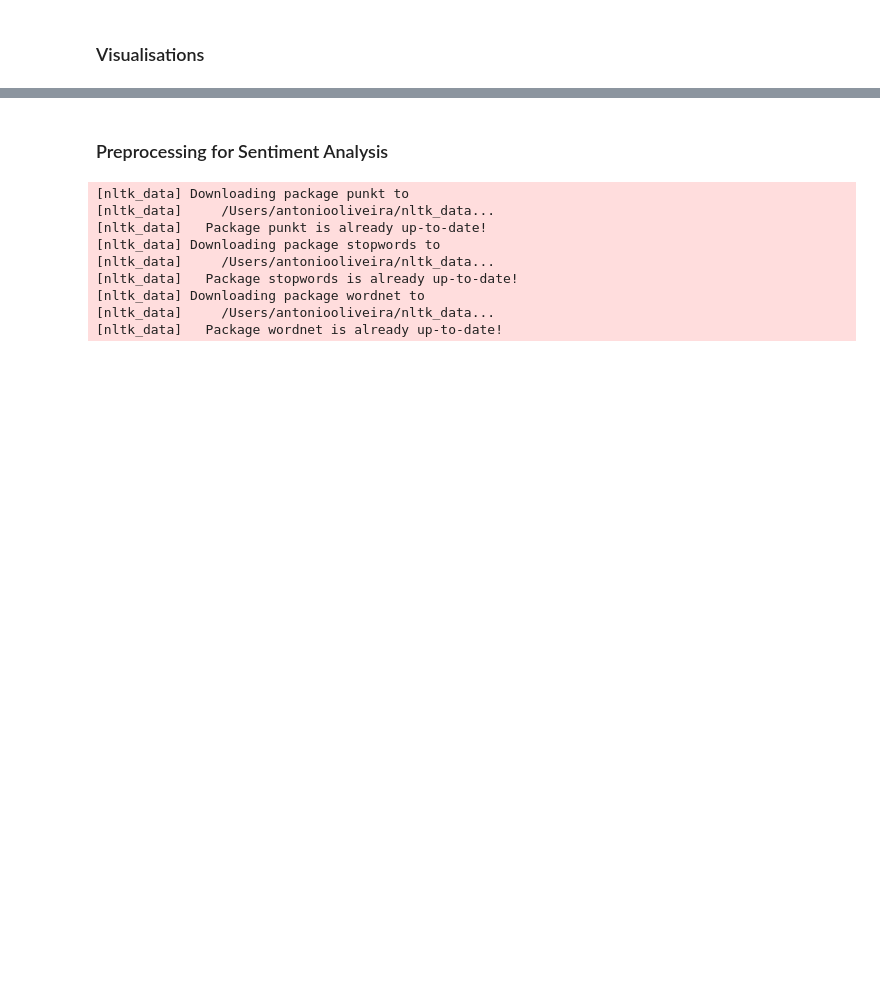
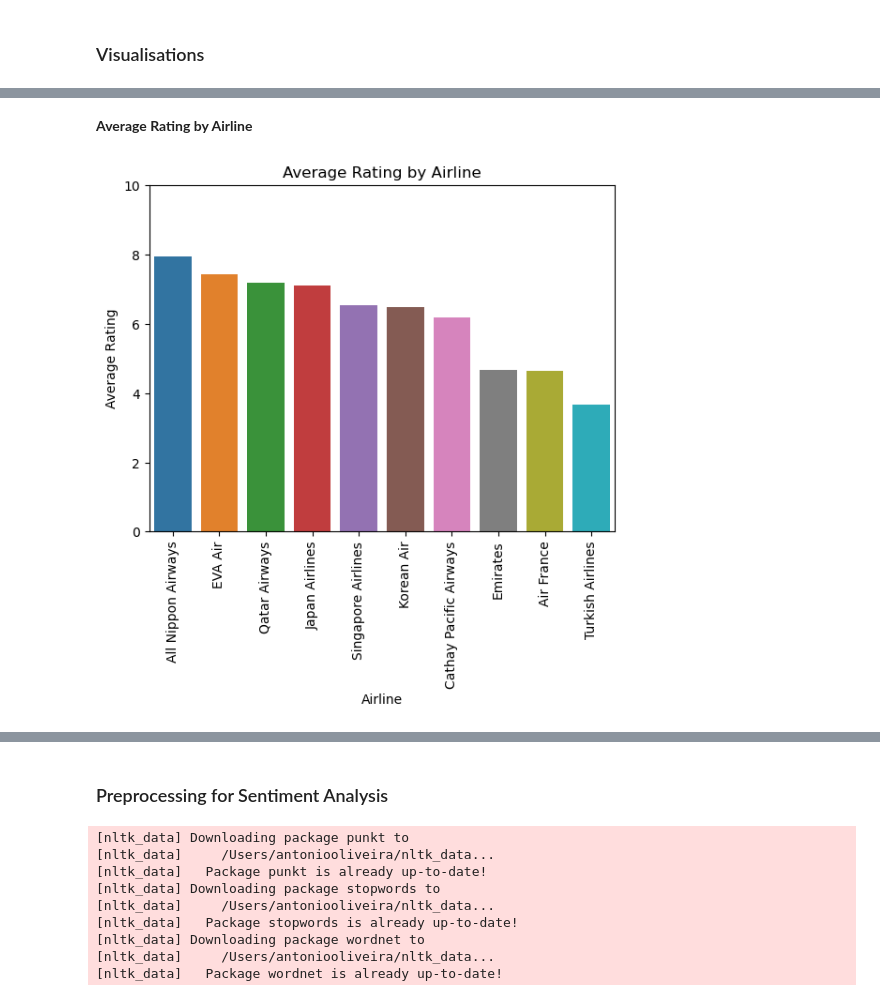
Before and after one commit to yeozs/MannheimDMProject, a Jupyter notebook: zs_preprocessing.ipynb, the cells around one changed output, grey strips where cells are left out. Cells and saved outputs as stored; diff of their text form; code cells hidden in the pictures; blank space fills up the shorter version.

```diff
--- a/zs_preprocessing.ipynb
+++ b/zs_preprocessing.ipynb
@@ -269,0 +270,14 @@ plt.show()
+# %% [markdown]
+**Average Rating by Airline**
+# %%
+dataset_temp = dataset[['Overall Rating','Airline']].groupby(['Airline']).mean().sort_values(by = 'Overall Rating', ascending= False).reset_index()
+sns.barplot(data= dataset_temp, x='Airline', y='Overall Rating')
+
+plt.ylim(0, 10)
+plt.xticks(rotation=90)
+plt.xlabel('Airline')
+plt.ylabel('Average Rating')
+plt.title('Average Rating by Airline')
+plt.show()
+# %% [output]
+[figure, added]
```
Also changed, not shown: parts of 22 cells of this notebook, 2 other files.
